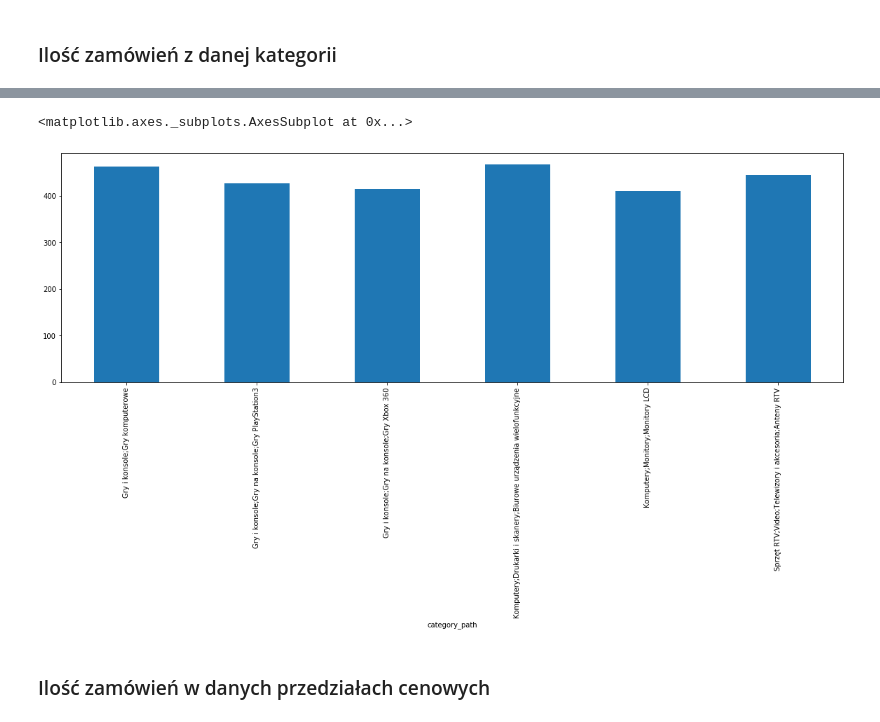
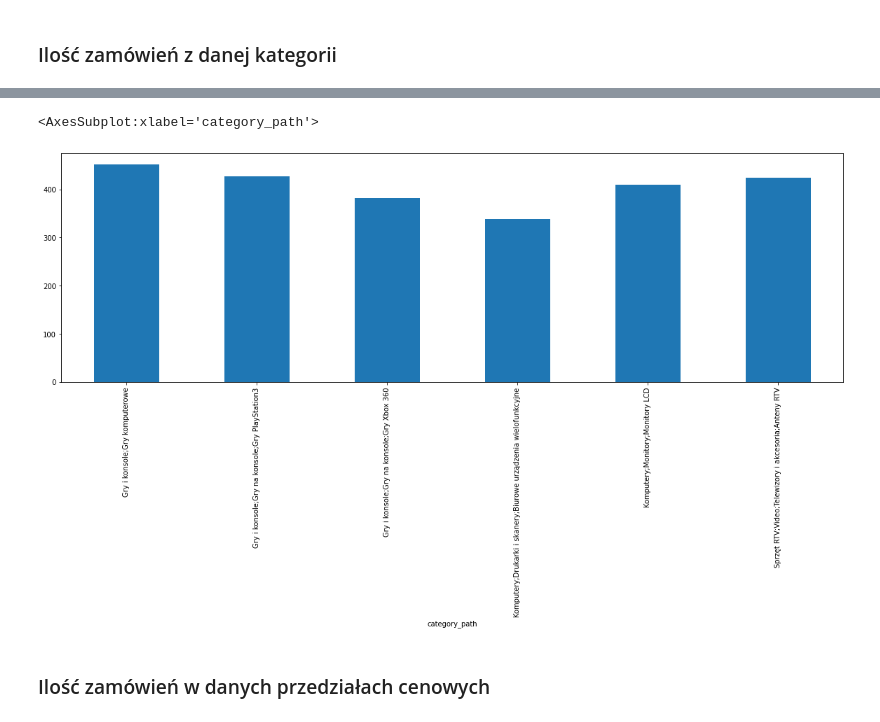
Before and after one commit to Rolkarolka/Delivery-optimization, a Jupyter notebook: notebooks/data_analysis.ipynb, the cells around one changed output, grey strips where cells are left out. Cells and saved outputs as stored; diff of their text form; code cells hidden in the pictures.

```diff
--- a/notebooks/data_analysis.ipynb
+++ b/notebooks/data_analysis.ipynb
@@ -56,10 +45,10 @@ Additional data:
 # %%
-df = pd.read_json("./../data/raw/products.jsonl", lines=True)
-df.set_index('product_id', inplace=True)
-df = df.replace([np.inf, -np.inf], np.nan)
-df = df.dropna(subset=["price"])
-df = df[df.price >= 0]
-df
+product_df = pd.read_json("./../data/raw/products.jsonl", lines=True)
+product_df.set_index('product_id', inplace=True)
+product_df = product_df.replace([np.inf, -np.inf], np.nan)
+product_df = product_df.dropna(subset=["price"])
+product_df = product_df[product_df.price >= 0]
+product_df
 # %% [output]
 |  | product_name | category_path | price |
 | product_id |  |  |  |
@@ -82,0 +71,4 @@ Questions: Jak zniżka wpływa na szybkie zniknięcie towaru z magazynu? Jeśli
+# %%
+sessions_df = pd.read_json("./../data/raw/sessions.jsonl", lines=True)
+sessions_df.set_index('session_id', inplace=True)
+sessions_df
@@ -212,6 +134,6 @@ df_product
 # %%
-df = pd.merge(df_category, df_product, on='product_id', how='inner')
-df
+purchase_from_category_df = pd.merge(sessions_df[sessions_df['event_type'] == "BUY_PRODUCT"], product_df, on='product_id', how='inner')
+purchase_from_category_df
 # %% [output]
 |  | timestamp | user_id | product_id | event_type | offered_discount | purchase_id | product_name | ... |
 | 0 | 2021-01-06 22:50:03 | 102.0 | 1314.0 | BUY_PRODUCT | 5 | 20001.0 | Assassin&#39;s Creed (Xbox 360) | ... |
@@ -229,8 +151,8 @@ df
 # %%
 fig, axs = plt.subplots(figsize=(20, 6))
-df.groupby(df["category_path"])["category_path"].count().plot(kind='bar', rot=90, ax=axs)
+purchase_from_category_df.groupby(purchase_from_category_df["category_path"])["category_path"].count().plot(kind='bar', rot=90, ax=axs)
 # %% [output]
-<matplotlib.axes._subplots.AxesSubplot at 0x...>
+<AxesSubplot:xlabel='category_path'>
-[figure, old version]
+[figure, new version]
 # %% [markdown]
 ### Ilość zamówień w danych przedziałach cenowych
```
Also changed, not shown: parts of 22 cells of this notebook, 3 other files.
